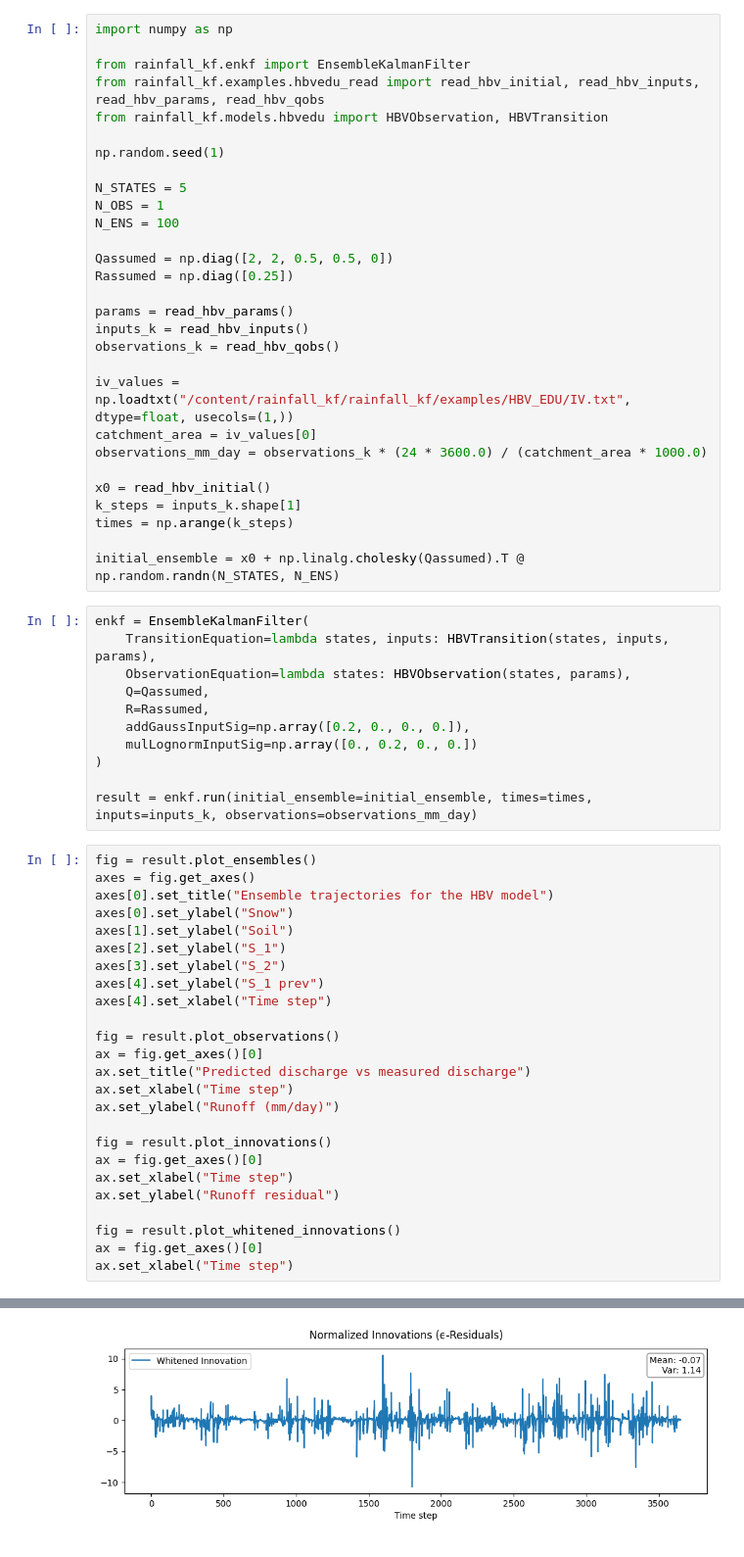
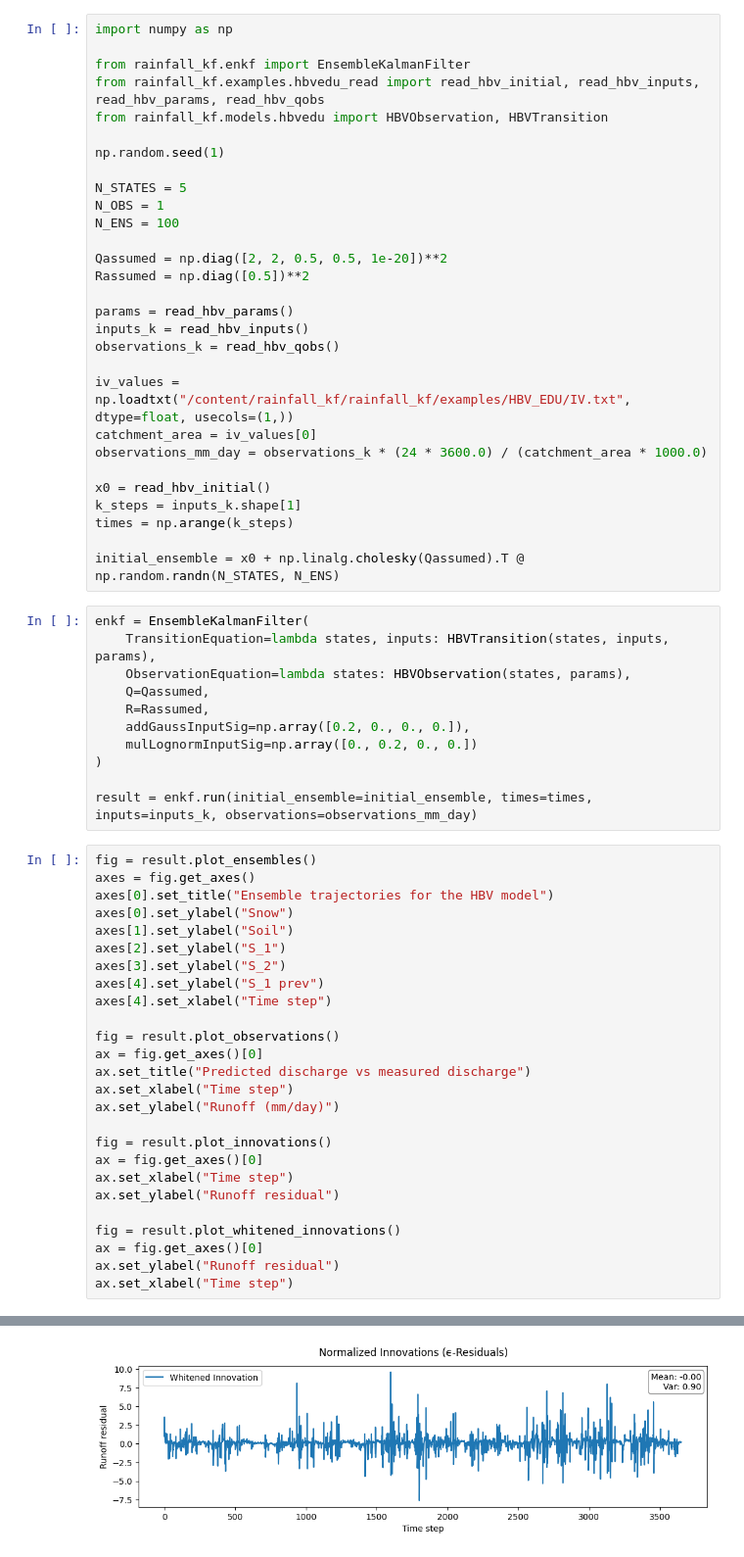
Before and after one commit to Felix-Schwer/rainfall_kf, a Jupyter notebook: notebooks/Run_HBVEDU_Example_Colab.ipynb, the cells around one changed output, grey strips where cells are left out. Shown at 98% size. Saved outputs shown, nothing was run; the diff lists cells and outputs as text.

```diff
--- a/notebooks/Run_HBVEDU_Example_Colab.ipynb
+++ b/notebooks/Run_HBVEDU_Example_Colab.ipynb
@@ -32,8 +40,8 @@ N_STATES = 5
 N_OBS = 1
 N_ENS = 100
 
-Qassumed = np.diag([2, 2, 0.5, 0.5, 0])
-Rassumed = np.diag([0.25])
+Qassumed = np.diag([2, 2, 0.5, 0.5, 1e-20])**2
+Rassumed = np.diag([0.5])**2
 
 params = read_hbv_params()
 inputs_k = read_hbv_inputs()
@@ -83,6 +91,7 @@ ax.set_ylabel("Runoff residual")
 
 fig = result.plot_whitened_innovations()
 ax = fig.get_axes()[0]
+ax.set_ylabel("Runoff residual")
 ax.set_xlabel("Time step")
 # %% [output]
 Text(0.5, 0, 'Time step')
@@ -92 +101 @@ Text(0.5, 0, 'Time step')
-[figure, old version]
+[figure, new version]
```
Also changed, not shown: parts of 5 cells of this notebook.
